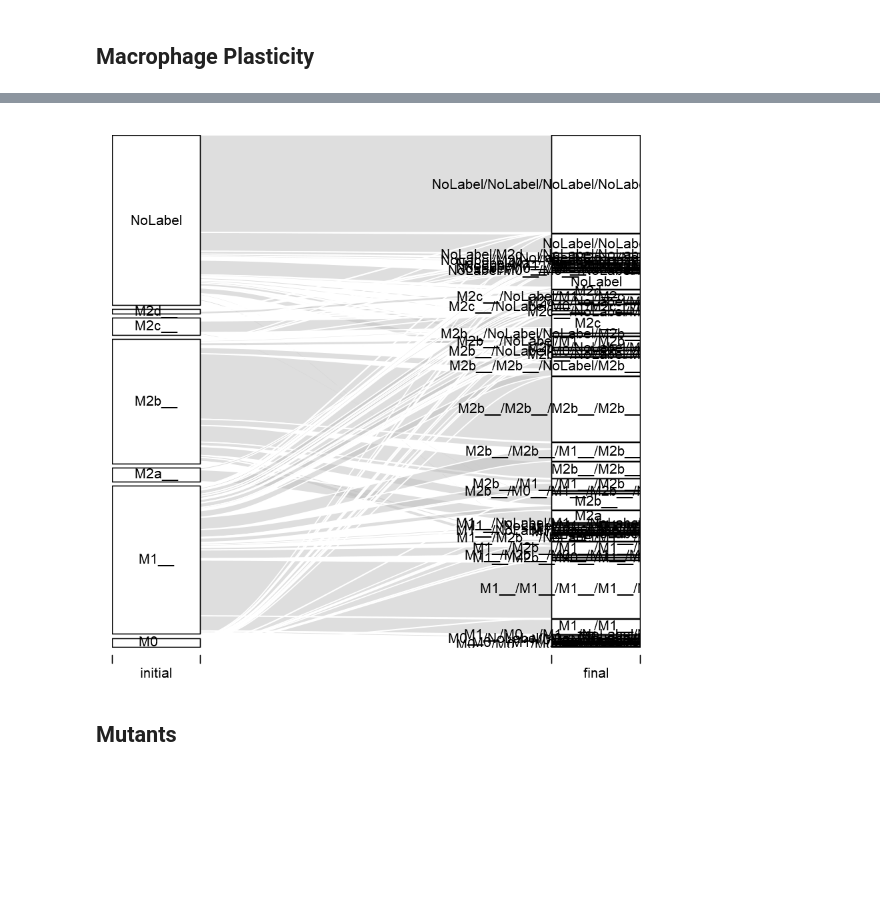
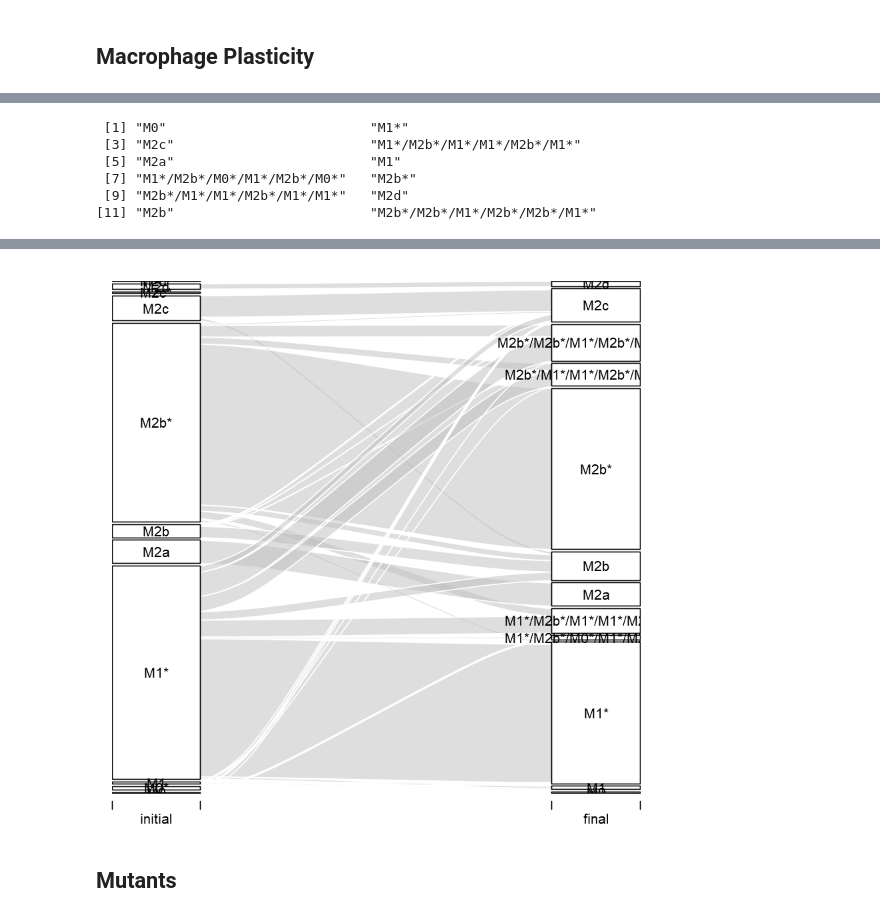
Before and after one commit to AzaidOA/Macrophage_Boolean_Network, a Jupyter notebook: MP_network.ipynb, the cells around one changed output, grey strips where cells are left out. Drawn from its saved outputs; the diff is of its cells as text; code cells hidden in the pictures; blank space fills up the shorter version.

```diff
--- a/MP_network.ipynb
+++ b/MP_network.ipynb
@@ -4,11 +4,12 @@ library('dplyr')
 library('alluvial')
 library("stringr")
 library('pheatmap')
+library('data.table')
 for (f in list.files("BNP")) { source( paste('BNP/', f, sep='') ) }
 
 # Load data
-net <- loadNetwork(file = "../CSV/reduced_boolean_network_basin.csv")
-labels <- read.csv("../CSV/label_rules_1.csv")
+net <- loadNetwork(file = "CSV/MP_reduced_network.csv")
+labels <- read.csv("CSV/MP_label_rules.csv")
 # %% [output]
 Attaching package: 'dplyr'
 
@@ -144,7 +144,7 @@ for(n in 1:max.cycle){
 # %% [markdown]
 ## Enviroments
 # %%
-file.env <- "../CSV/enviroments.csv"
+file.env <- "CSV/MP_enviroments.csv"
 if (! file.exists(file.attr)) {
     estimulus <- net$genes[str_detect(net$genes, "_e")]
     set.env <- function(genes, estimulus){
@@ -212,21 +277,42 @@ head(cfm)
+# %%
+# Simplyfiying the labels
+final <- as.character(cfm$final)
+cfm$final <- sapply(final, function(state){
+   split.state <- str_split(state, "/")[[1]]
+   if(length(unique(split.state)) == 1) { return(split.state[1])
+   } else {
+         state
+      }
+})
+rm(final)
+M0M1 <- which(cfm$final =="M0*/M1*")
+cfm$final[M0M1] <- "M1*"
+# %%
+unique(cfm$final)
+# %% [output]
+ [1] "M0"                          "M1*"
+ [3] "M2c"                         "M1*/M2b*/M1*/M1*/M2b*/M1*"
+ [5] "M2a"                         "M1"
+ [7] "M1*/M2b*/M0*/M1*/M2b*/M0*"   "M2b*"
+ [9] "M2b*/M1*/M1*/M2b*/M1*/M1*"   "M2d"
+[11] "M2b"                         "M2b*/M2b*/M1*/M2b*/M2b*/M1*"
 # %%
 plot.cfm.alluvial <- function(cfm, file.name, title='', ignore='Naive') {
-    if (! file.exists(file.name)) {
-        pdf(file.name)
-        save.pdf=T
-    } else {
-        save.pdf <- F
-    }
-    cfm <- cfm[cfm$initial!=ignore,]
-    cfm %>% group_by(initial, final) %>%
-            summarize(freq = n()) -> cfm2d
-    print(title)
-    print(cfm2d)
-    alluvial(cfm2d[,1:2], freq=cfm2d$freq)
-    if (save.pdf) { dev.off() }
-    }
-
-plot.cfm.alluvial(cfm, '../PLOT/alluvial.pdf',
+   if (! file.exists(file.name)) {
+      pdf(file.name)
+      save.pdf=T
+   } else {
+      save.pdf <- F
+   }
+   cfm <- cfm[cfm$initial!=ignore,]
+   cfm %>% group_by(initial, final) %>%
+      summarize(freq = n()) -> cfm2d
+   print(title)
+   print(cfm2d)
+   alluvial(cfm2d[,1:2], freq=cfm2d$freq)
+   if (save.pdf) { dev.off() }
+}
+plot.cfm.alluvial(cfm, 'PLOT/MP_alluvial.pdf',
                   title='Transitions between cell types')
 # %% [output]
 [1] "Transitions between cell types"
@@ -248,4 +334,4 @@ plot.cfm.alluvial(cfm, '../PLOT/alluvial.pdf',
-[figure, old version]
+[figure, new version]
 # %% [markdown]
 ## Mutants
 # %%
```
Also changed, not shown: parts of 12 cells of this notebook.
